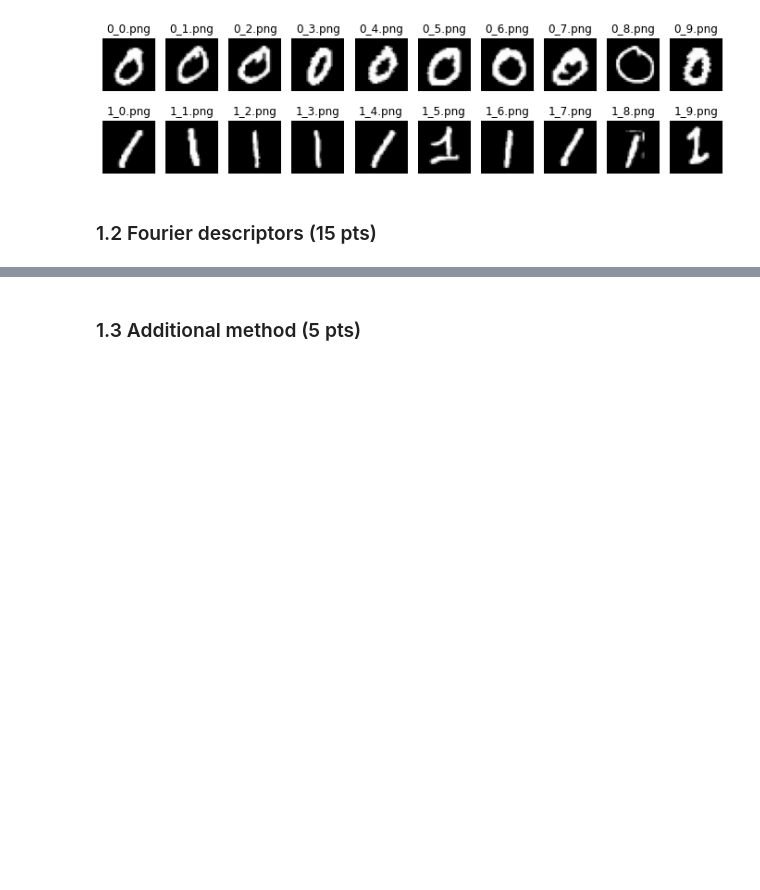
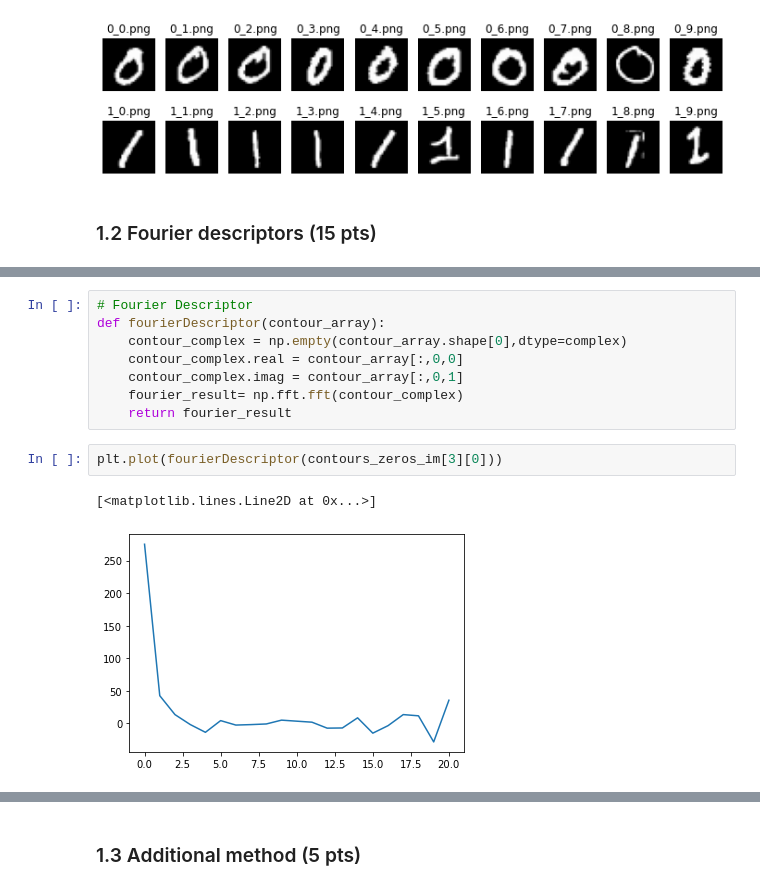
Before and after one commit to HongyuGu/iapr, a Jupyter notebook: labs/lab_02_object_description_part1.ipynb, the cells around one changed output, grey strips where cells are left out. Cells and saved outputs as stored; diff of their text form; blank space fills up the shorter version.

```diff
--- a/labs/lab_02_object_description_part1.ipynb
+++ b/labs/lab_02_object_description_part1.ipynb
@@ -204,0 +379,13 @@ error: OpenCV(4.5.1) C:\Users\appveyor\AppData\Local\Temp\1\pip-req-build-kh7iq4
+# %%
+# Fourier Descriptor
+def fourierDescriptor(contour_array):
+    contour_complex = np.empty(contour_array.shape[0],dtype=complex)
+    contour_complex.real = contour_array[:,0,0]
+    contour_complex.imag = contour_array[:,0,1]
+    fourier_result= np.fft.fft(contour_complex)
+    return fourier_result
+# %%
+plt.plot(fourierDescriptor(contours_zeros_im[3][0]))
+# %% [output]
+[<matplotlib.lines.Line2D at 0x...>]
+[figure, added]
```
Also changed, not shown: parts of 5 cells of this notebook, 43 other files.
